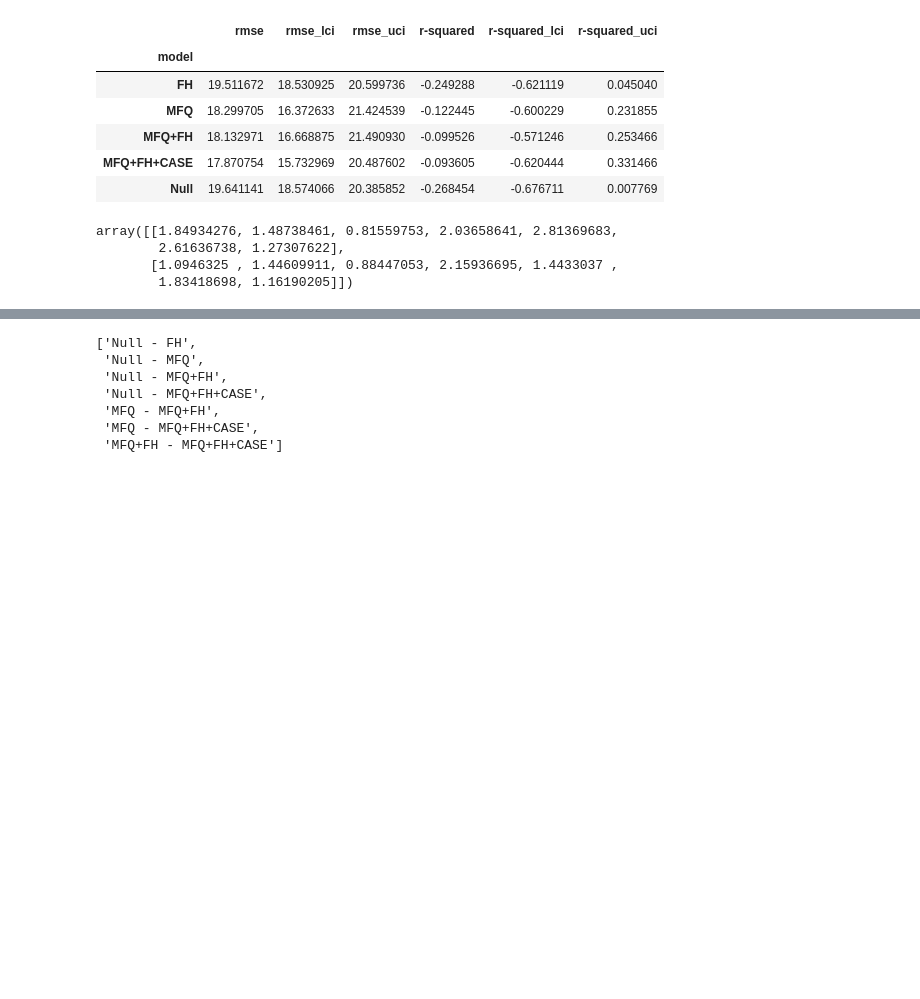
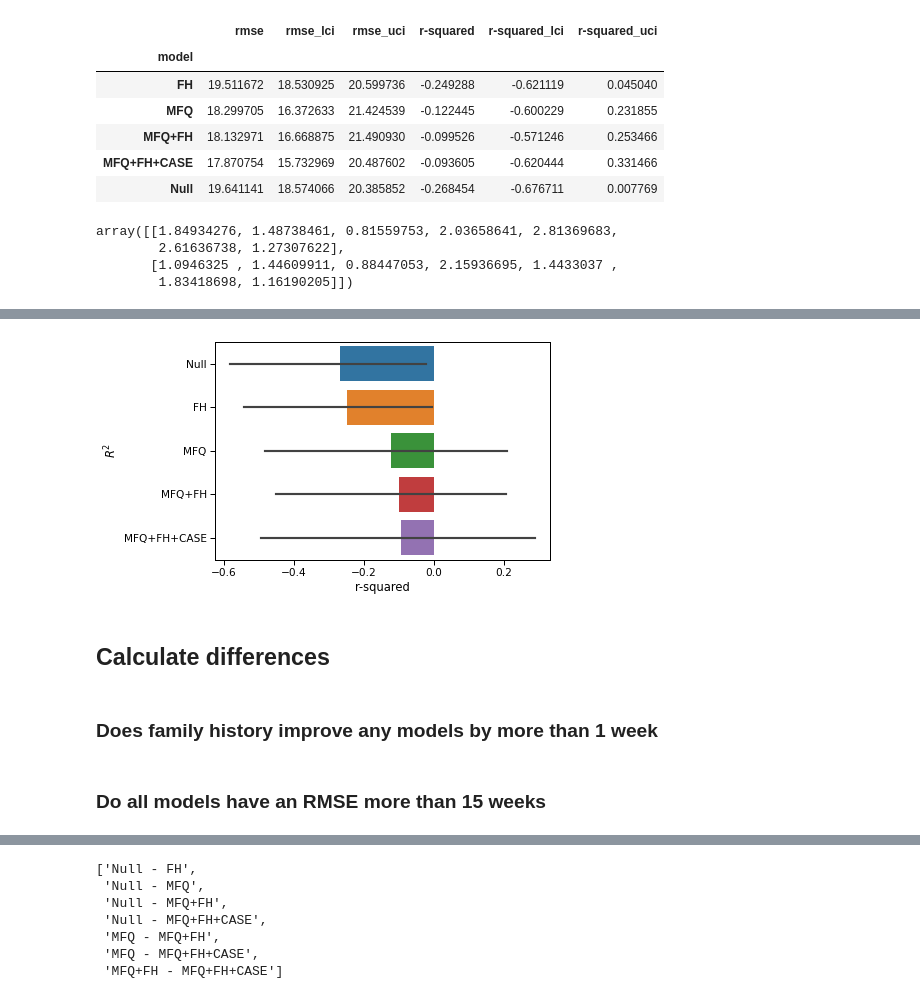
Before and after one commit to lisagorham/Family_History_Project, a Jupyter notebook: notebooks/get_cv_predictions.ipynb, the cells around one changed output, grey strips where cells are left out. Cells and saved outputs as stored; diff of their text form; code cells hidden in the pictures; blank space fills up the shorter version.

```diff
--- a/notebooks/get_cv_predictions.ipynb
+++ b/notebooks/get_cv_predictions.ipynb
@@ -325,0 +327,9 @@ with sns.plotting_context("paper", font_scale=1.2, rc=paper_rc):
+# %%
+with sns.plotting_context("paper", font_scale=1.2, rc=paper_rc):
+    ax = sns.barplot(y="Model", x='r-squared', data=to_plot_a, order=models.keys())
+    ax.set_ylabel('$R^2$')
+    ax.get_figure().set_facecolor("white")
+# %% [output]
+[figure, added]
+# %% [markdown]
+## Calculate differences
@@ -325,0 +338,2 @@ with sns.plotting_context("paper", font_scale=1.2, rc=paper_rc):
+# %% [markdown]
+### Does family history improve any models by more than 1 week
@@ -325,0 +349,2 @@ with sns.plotting_context("paper", font_scale=1.2, rc=paper_rc):
+# %% [markdown]
+### Do all models have an RMSE more than 15 weeks
```
Also changed, not shown: parts of 39 cells of this notebook.
